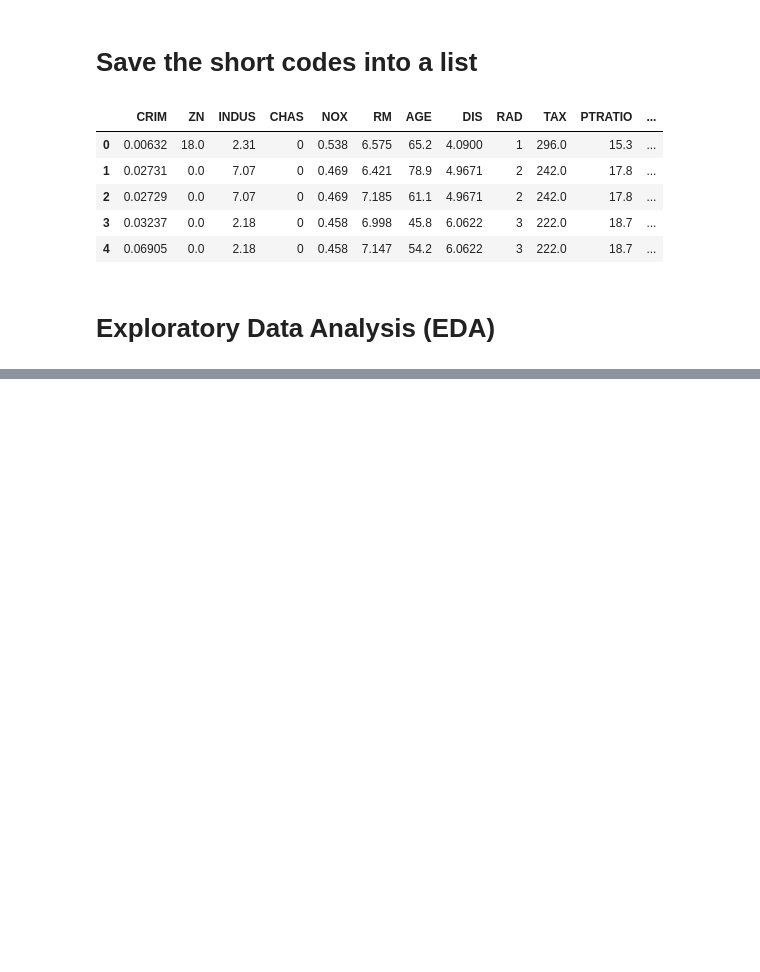
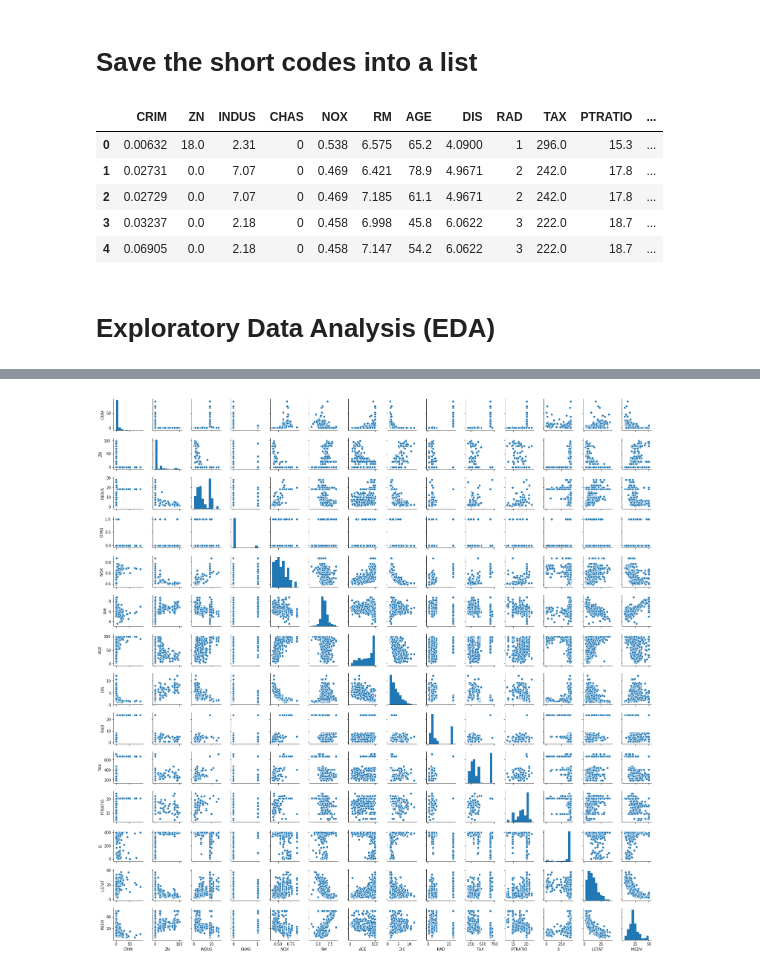
Before and after one commit to adeluleye/house-price-prediction, a Jupyter notebook: House Price Prediction.ipynb, the cells around one changed output, grey strips where cells are left out. Drawn from its saved outputs; the diff is of its cells as text; code cells hidden in the pictures; blank space fills up the shorter version.

Commit message:
implement data visualization with seaborn and matplotlib

```diff
--- a/House Price Prediction.ipynb
+++ b/House Price Prediction.ipynb
@@ -62,0 +66,5 @@ df.describe()
+# %%
+sns.pairplot(df, height=1.5)
+plt.show()
+# %% [output]
+[figure, added]
```
Also changed, not shown: parts of 5 cells of this notebook.
